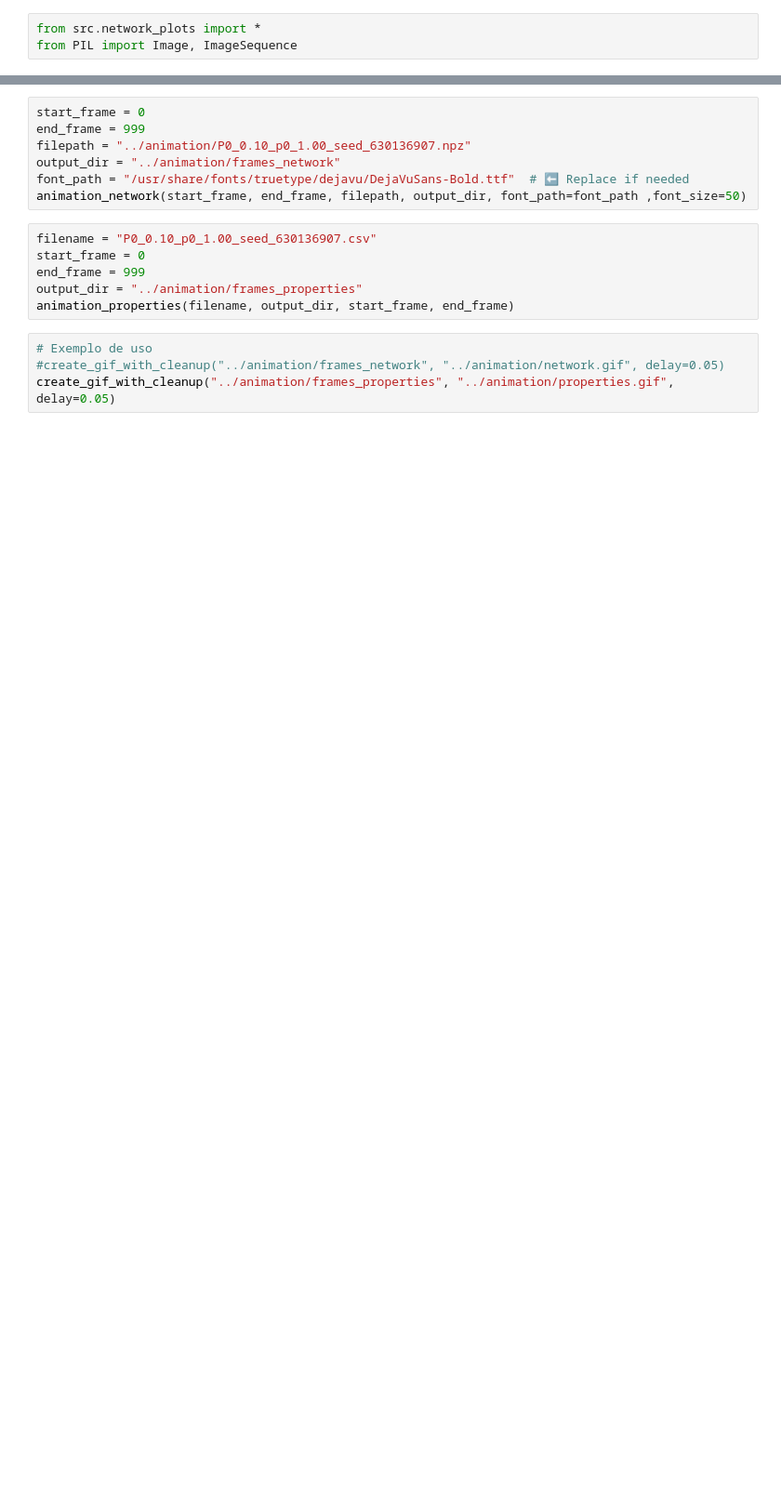
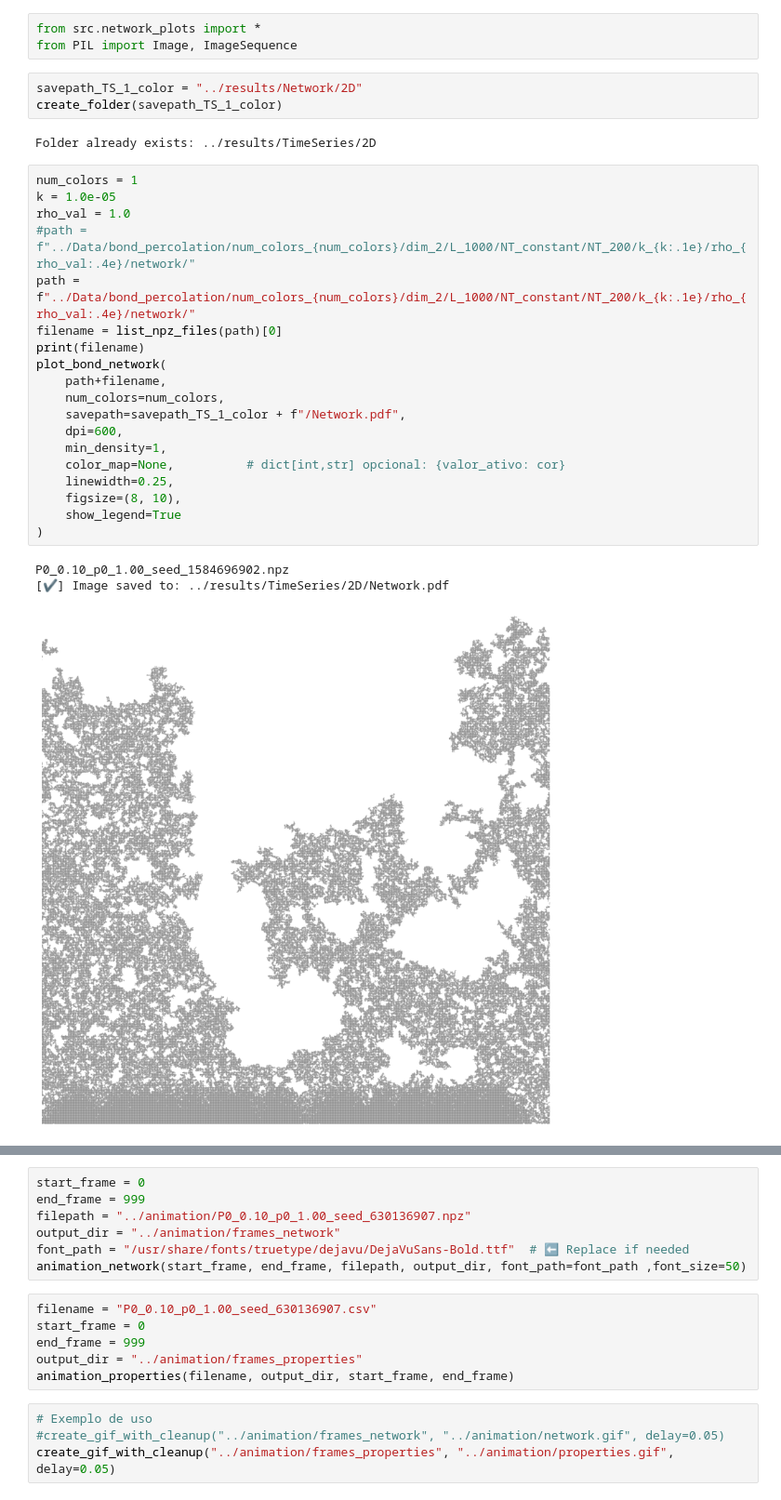
Before and after one commit to JuniorAlencar/self_organization_percolation, a Jupyter notebook: jupyter/animation_network.ipynb, the cells around one changed output, grey strips where cells are left out. Shown at 93% size. Cells and saved outputs as stored; diff of their text form; blank space fills up the shorter version.

```diff
--- a/jupyter/animation_network.ipynb
+++ b/jupyter/animation_network.ipynb
@@ -1,3 +1,31 @@
 # %%
 from src.network_plots import *
 from PIL import Image, ImageSequence
+# %%
+savepath_TS_1_color = "../results/Network/2D"
+create_folder(savepath_TS_1_color)
+# %% [output]
+Folder already exists: ../results/TimeSeries/2D
+# %%
+num_colors = 1
+k = 1.0e-05
+rho_val = 1.0
+#path = f"../Data/bond_percolation/num_colors_{num_colors}/dim_2/L_1000/NT_constant/NT_200/k_{k:.1e}/rho_{rho_val:.4e}/network/"
+path = f"../Data/bond_percolation/num_colors_{num_colors}/dim_2/L_1000/NT_constant/NT_200/k_{k:.1e}/rho_{rho_val:.4e}/network/"
+filename = list_npz_files(path)[0]
+print(filename)
+plot_bond_network(
+    path+filename,
+    num_colors=num_colors,
+    savepath=savepath_TS_1_color + f"/Network.pdf",
+    dpi=600,
+    min_density=1,
+    color_map=None,          # dict[int,str] opcional: {valor_ativo: cor}
+    linewidth=0.25,
+    figsize=(8, 10),
+    show_legend=True
+)
+# %% [output]
+P0_0.10_p0_1.00_seed_1584696902.npz
+[✔] Image saved to: ../results/TimeSeries/2D/Network.pdf
+[figure, added]
```
Also changed, not shown: parts of 1 cell of this notebook, 17 other files.
